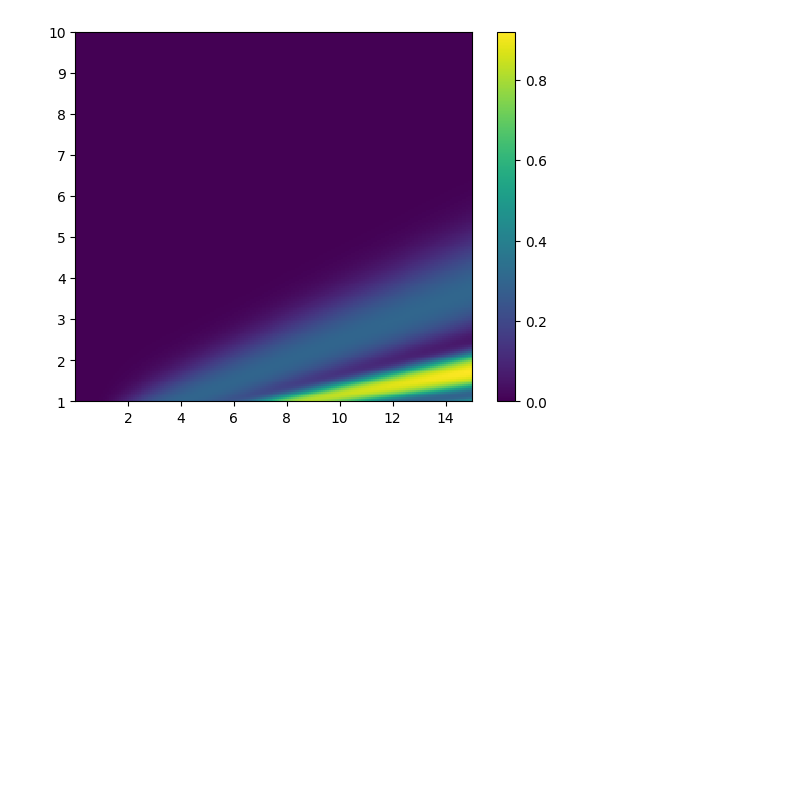
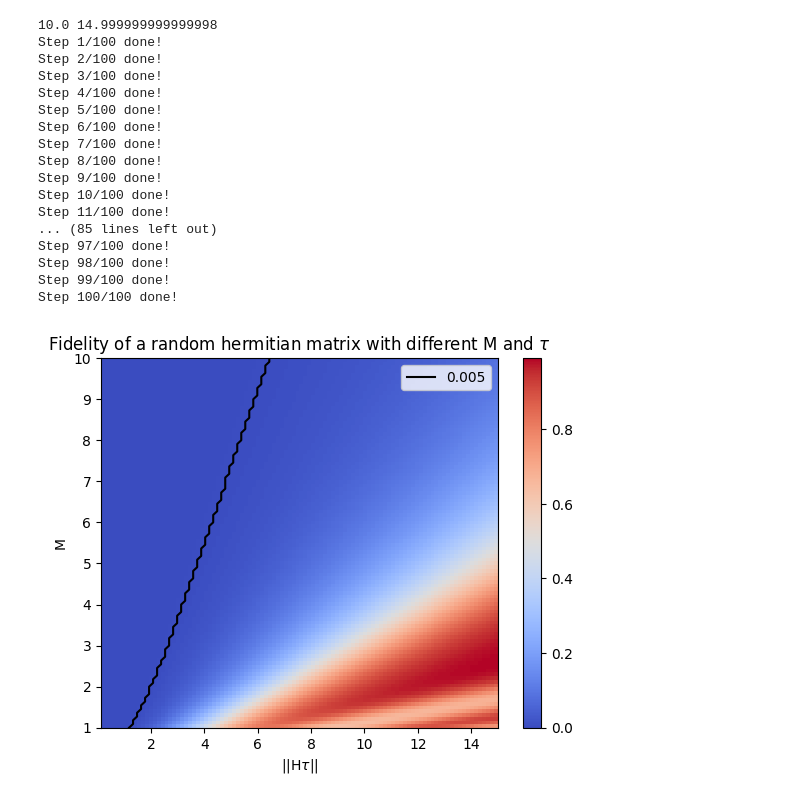
Before and after one commit to GiovanniZago/ImaginaryTimeEvolution, a Jupyter notebook: project/graph_makers/fig2.ipynb, the cells around one changed output. Saved outputs shown, nothing was run; the diff lists cells and outputs as text; code cells hidden in the pictures; blank space fills up the shorter version.

Commit message:
Fig2 done (with a random H)

```diff
--- a/project/graph_makers/fig2.ipynb
+++ b/project/graph_makers/fig2.ipynb
@@ -35,10 +35,38 @@ tau_values = np.linspace(1/100, 15 / ham_norm, 100)
 print(m_values[-1], tau_values[-1] * ham_norm)
 
 data = get_image_data(ham, m_values, tau_values)
-
-extent = [tau_values[0]*ham_norm, tau_values[-1]*ham_norm, m_values[0], m_values[-1]]
-fig, ax = plt.subplots()
-im = ax.imshow(data, interpolation='nearest', extent=extent, aspect="auto")
-cbar = fig.colorbar(im, ax=ax)
 # %% [output]
-[figure, removed]
+10.0 14.999999999999998
+Step 1/100 done!
+Step 2/100 done!
+Step 3/100 done!
+Step 4/100 done!
+Step 5/100 done!
+Step 6/100 done!
+Step 7/100 done!
+Step 8/100 done!
+Step 9/100 done!
+Step 10/100 done!
+Step 11/100 done!
+... (85 lines left out)
+Step 97/100 done!
+Step 98/100 done!
+Step 99/100 done!
+Step 100/100 done!
+# %%
+extent = [tau_values[0]*ham_norm, tau_values[-1]*ham_norm, m_values[0], m_values[-1]]
+fig, ax = plt.subplots()
+im = ax.imshow(data, interpolation='nearest', extent=extent, aspect="auto", cmap='coolwarm')
+cbar = fig.colorbar(im, ax=ax)
+
+threshold = 0.005
+indexes = np.argmax(data > threshold, axis=1)
+
+plt.xlabel(r"||H$\tau$||")
+plt.ylabel("M")
+plt.plot(tau_values[indexes]*ham_norm, m_values[::-1], color="black", label=str(threshold))
+plt.legend()
+plt.title(r"Fidelity of a random hermitian matrix with different M and $\tau$");
+# plt.plot(np.arange(1, 10), np.arange(1, 19, 2))
+# %% [output]
+[figure, added]
```
Also changed, not shown: parts of 1 cell of this notebook, 1 other file.
